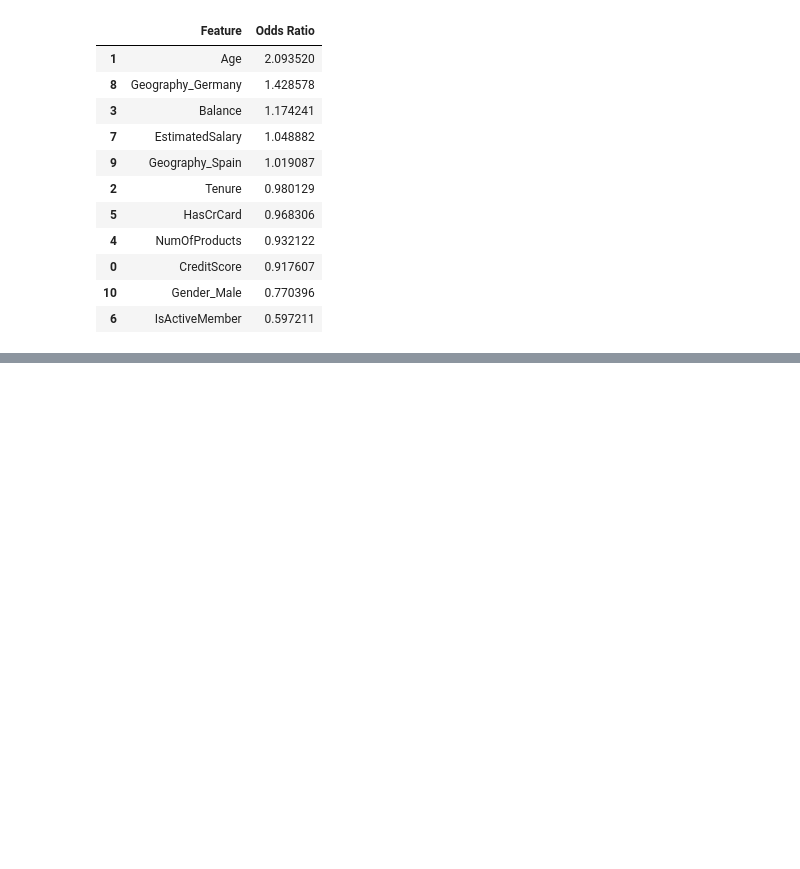
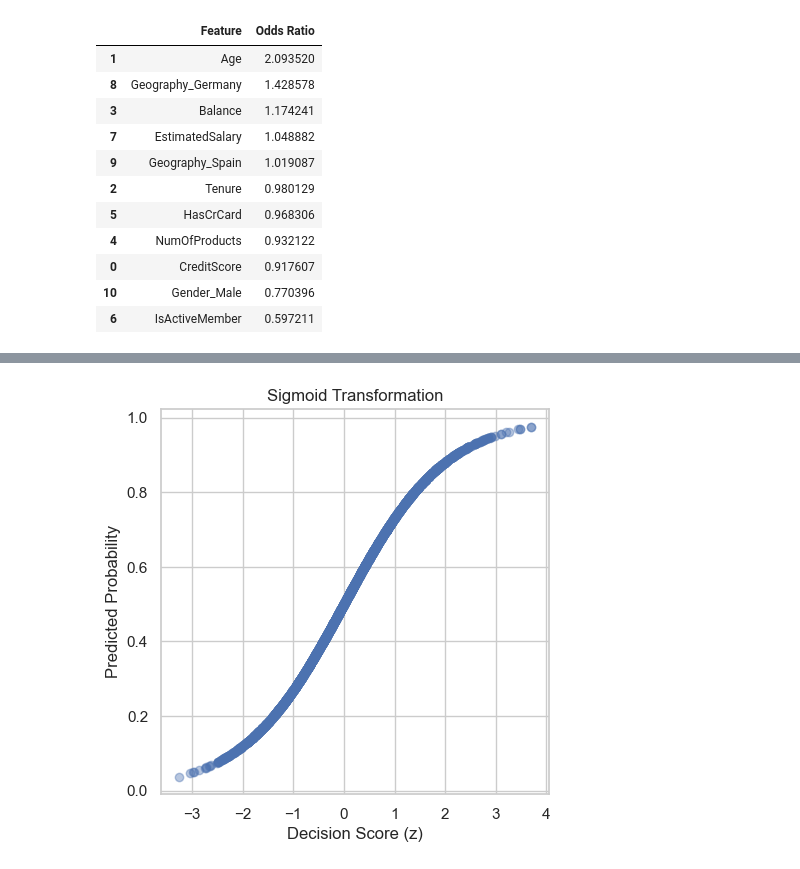
Before and after one commit to kimithora/Tubes-Struktur-Data-Algoritma, a Jupyter notebook: trialerror.ipynb, the cells around one changed output, grey strips where cells are left out. Cells and saved outputs as stored; diff of their text form; code cells hidden in the pictures; blank space fills up the shorter version.

```diff
--- a/trialerror.ipynb
+++ b/trialerror.ipynb
@@ -1158,0 +586,15 @@ weighted avg       0.79      0.71      0.73      2000
+# %%
+scaler_b = StandardScaler()
+
+X_train_b_scaled = scaler_b.fit_transform(X_train_b)
+X_test_b_scaled = scaler_b.transform(X_test_b)
+# %%
+model_b = LogisticRegression(
+    random_state=42,
+    max_iter=1000
+)
+
+model_b.fit(
+    X_train_b_scaled,
+    y_train_b
+)
@@ -1158,0 +603,6 @@ weighted avg       0.79      0.71      0.73      2000
+# %%
+y_pred_b = model_b.predict(X_test_b_scaled)
+
+y_prob_b = model_b.predict_proba(
+    X_test_b_scaled
+)[:,1]
@@ -1158,0 +633,22 @@ weighted avg       0.79      0.71      0.73      2000
+# %%
+z_score_b = model_b.decision_function(
+    X_test_b_scaled
+)
+
+plt.figure(figsize=(5,5))
+
+plt.scatter(
+    z_score_b,
+    y_prob_b,
+    alpha=0.4
+)
+
+plt.title("Sigmoid Transformation")
+plt.xlabel("Decision Score (z)")
+plt.ylabel("Predicted Probability")
+
+plt.grid(True)
+
+plt.show()
+# %% [output]
+[figure, added]
```
Also changed, not shown: parts of 44 cells of this notebook, 10 other files.
